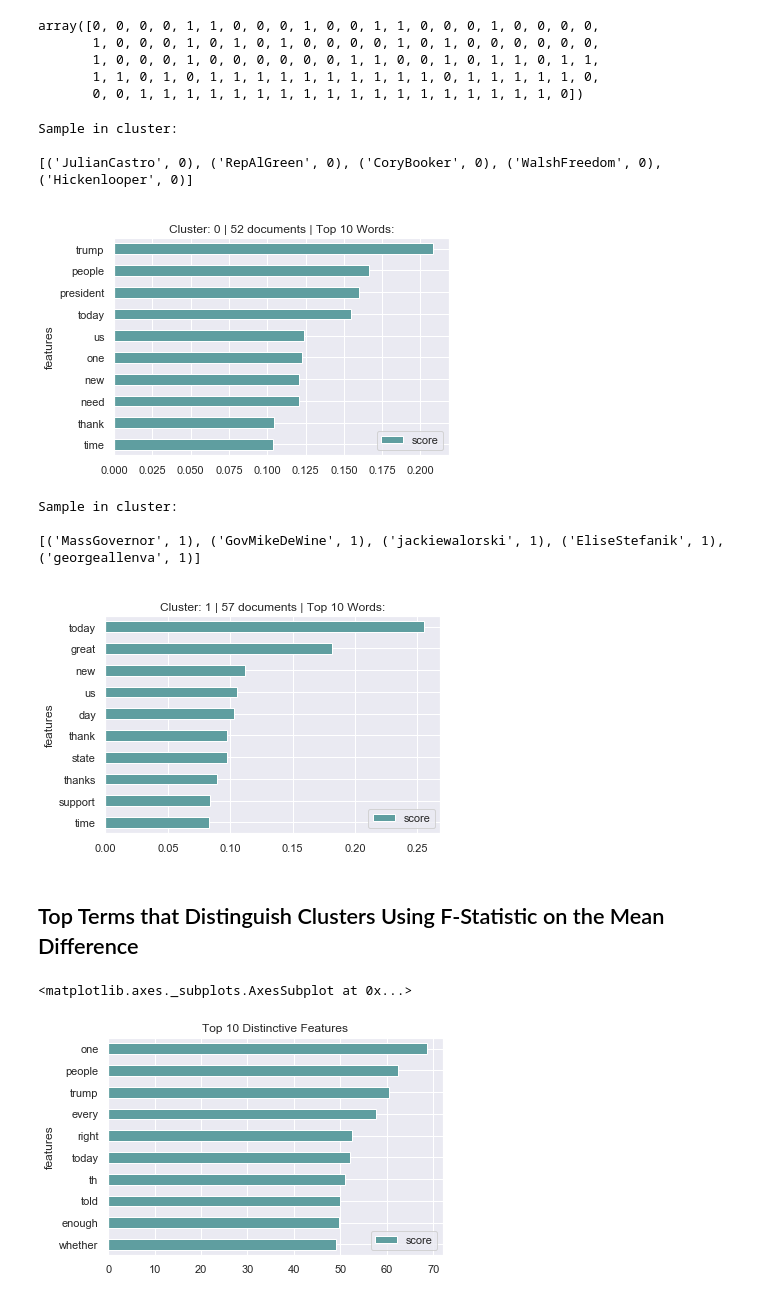
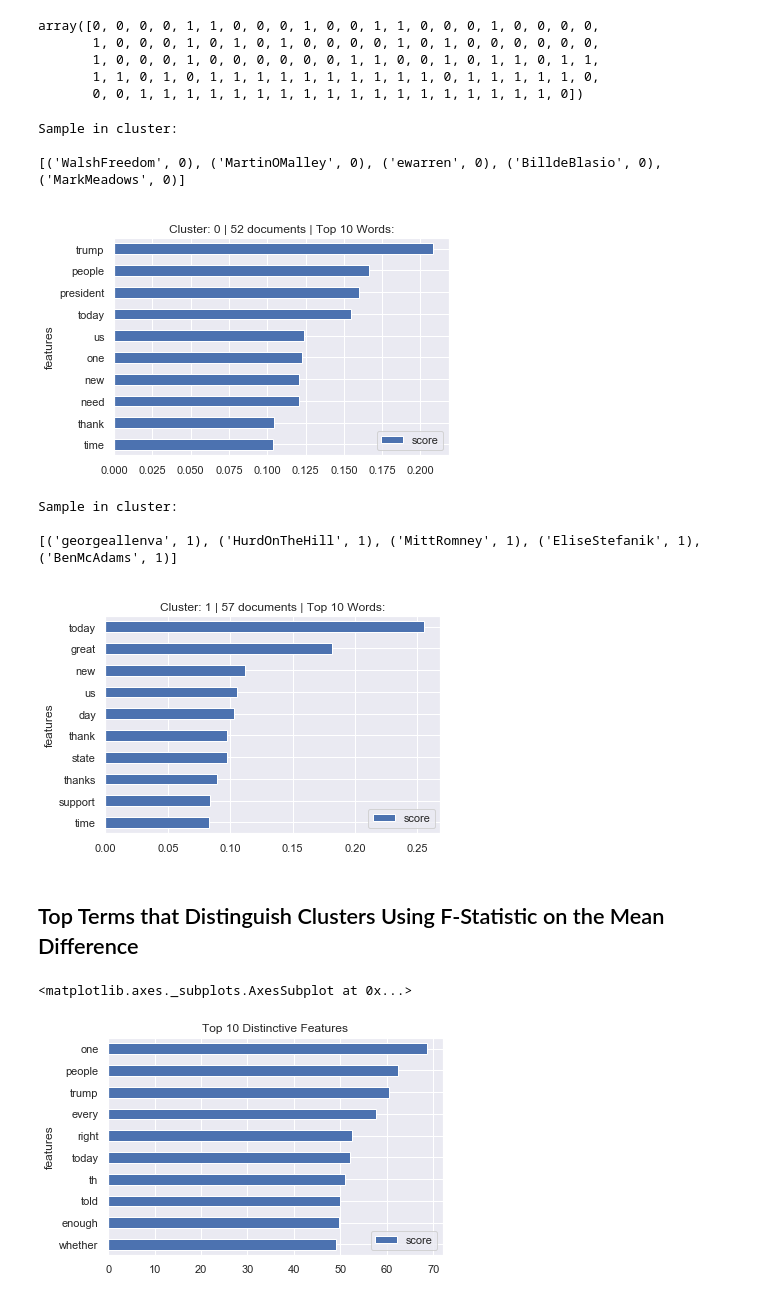
Before and after one commit to tbahng/IST736-FinalProject, a Jupyter notebook: 3Explore.ipynb, the cells around one changed output. Cells and saved outputs as stored; diff of their text form; code cells hidden in the pictures.

```diff
--- a/3Explore.ipynb
+++ b/3Explore.ipynb
@@ -712,8 +723,7 @@ clust = 0
 title = "\nCluster: {:d} | {:d} documents | Top 10 Words:".format(clust, sum(cluster.labels_ == clust))
 tmp = dfs[clust].sort_values('score')
 tmp.plot(
-    kind = 'barh', y = 'score', x = 'features',
-    color = 'cadetblue', title = title
+    kind = 'barh', y = 'score', x = 'features', title = title
 )
 # who in this cluster?
 print("Sample in cluster:\n")
@@ -721,16 +731,15 @@ print(random.sample([item for item in clust_list if item[1] == clust],5))
 # %% [output]
 Sample in cluster:
 
-[('JulianCastro', 0), ('RepAlGreen', 0), ('CoryBooker', 0), ('WalshFreedom', 0), ('Hickenlooper', 0)]
+[('WalshFreedom', 0), ('MartinOMalley', 0), ('ewarren', 0), ('BilldeBlasio', 0), ('MarkMeadows', 0)]
-[figure, old version]
+[figure, new version]
 # %%
 # top words cluster 1
 clust = 1
 title = "\nCluster: {:d} | {:d} documents | Top 10 Words:".format(clust, sum(cluster.labels_ == clust))
 tmp = dfs[clust].sort_values('score')
 tmp.plot(
-    kind = 'barh', y = 'score', x = 'features',
-    color = 'cadetblue', title = title
+    kind = 'barh', y = 'score', x = 'features', title = title
 )
 # who in this cluster?
 print("Sample in cluster:\n")
@@ -738,8 +747,8 @@ print(random.sample([item for item in clust_list if item[1] == clust],5))
 # %% [output]
 Sample in cluster:
 
-[('MassGovernor', 1), ('GovMikeDeWine', 1), ('jackiewalorski', 1), ('EliseStefanik', 1), ('georgeallenva', 1)]
+[('georgeallenva', 1), ('HurdOnTheHill', 1), ('MittRomney', 1), ('EliseStefanik', 1), ('BenMcAdams', 1)]
-[figure, old version]
+[figure, new version]
 # %% [markdown]
 ## Top Terms that Distinguish Clusters Using F-Statistic on the Mean Difference
 # %%
@@ -760,9 +769,8 @@ best_features = [(features[i], scores[i]) for i in sorted_scores]
 best_feature_df = pd.DataFrame(best_features, columns = ['features','score']).sort_values('score')
 # %%
 best_feature_df.plot(
-    kind = 'barh', y = 'score', x = 'features',
-    color = 'cadetblue', title = "Top 10 Distinctive Features"
+    kind = 'barh', y = 'score', x = 'features', title = "Top 10 Distinctive Features"
 )
 # %% [output]
 <matplotlib.axes._subplots.AxesSubplot at 0x...>
-[figure, old version]
+[figure, new version]
```
Also changed, not shown: parts of 7 cells of this notebook, 1 other file.
